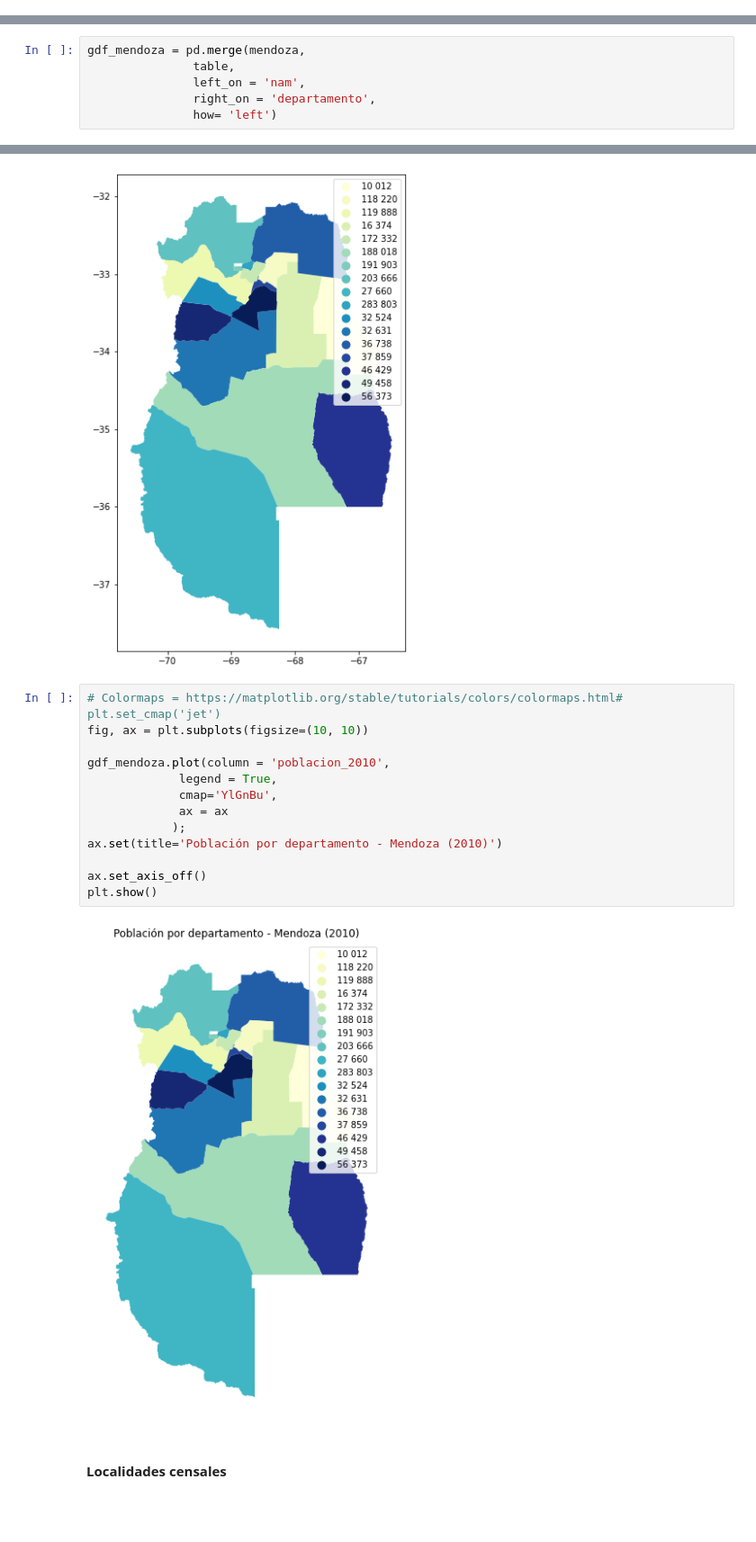
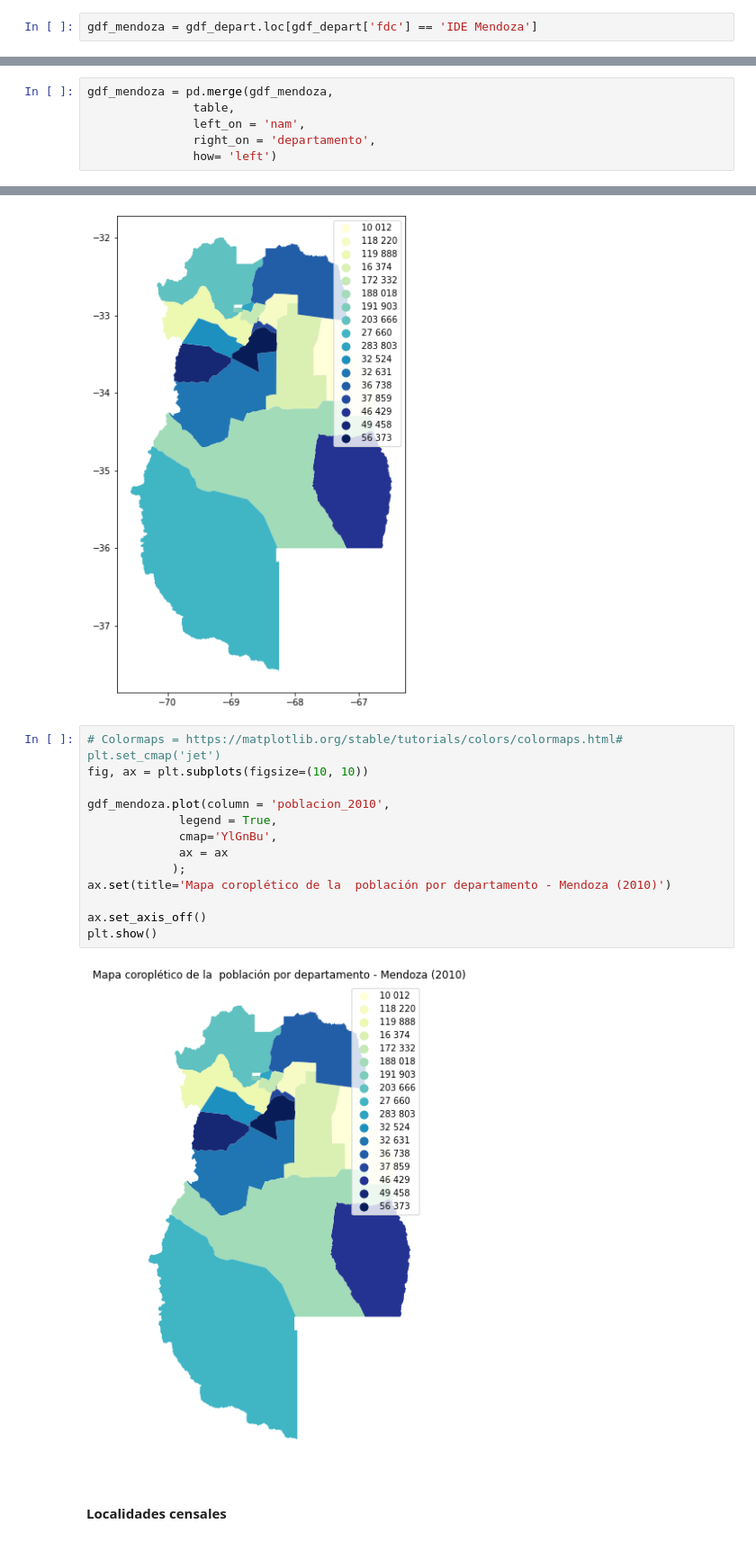
Before and after one commit to matog/Flacso_ciencia_de_datos_python_2023, a Jupyter notebook: Clase4/5 - GIS.ipynb, the cells around one changed output, grey strips where cells are left out. Shown at 90% size. Drawn from its saved outputs; the diff is of its cells as text; blank space fills up the shorter version.

```diff
--- a/Clase4/5 - GIS.ipynb
+++ b/Clase4/5 - GIS.ipynb
@@ -70,2 +74,4 @@ dtype: geometry
+# %%
+gdf_mendoza = gdf_depart.loc[gdf_depart['fdc'] == 'IDE Mendoza']
 # %%
 plt.figure(figsize=(20,12))
@@ -123,7 +128,7 @@ Index(['departamento', 'Cabecera', 'Fecha de creación del departamento',
 # %%
 table = table[['departamento', 'poblacion_2010', 'Superficie_km2', 'densidad', 'distritos', 'concejales']]
 # %%
-gdf_mendoza = pd.merge(mendoza,
+gdf_mendoza = pd.merge(gdf_mendoza,
                table,
                left_on = 'nam',
                right_on = 'departamento',
@@ -156,18 +161,18 @@ gdf_mendoza.plot(column = 'poblacion_2010',
 # %%
 # Colormaps = https://matplotlib.org/stable/tutorials/colors/colormaps.html# plt.set_cmap('jet')
 fig, ax = plt.subplots(figsize=(10, 10))
 
 gdf_mendoza.plot(column = 'poblacion_2010',
              legend = True,
              cmap='YlGnBu',
              ax = ax
             );
-ax.set(title='Población por departamento - Mendoza (2010)')
+ax.set(title='Mapa coroplético de la  población por departamento - Mendoza (2010)')
 
 ax.set_axis_off()
 plt.show()
 # %% [output]
-[figure, old version]
+[figure, new version]
 # %% [markdown]
 #### Localidades censales
 # %% [markdown]
```
Also changed, not shown: parts of 2 cells of this notebook.
